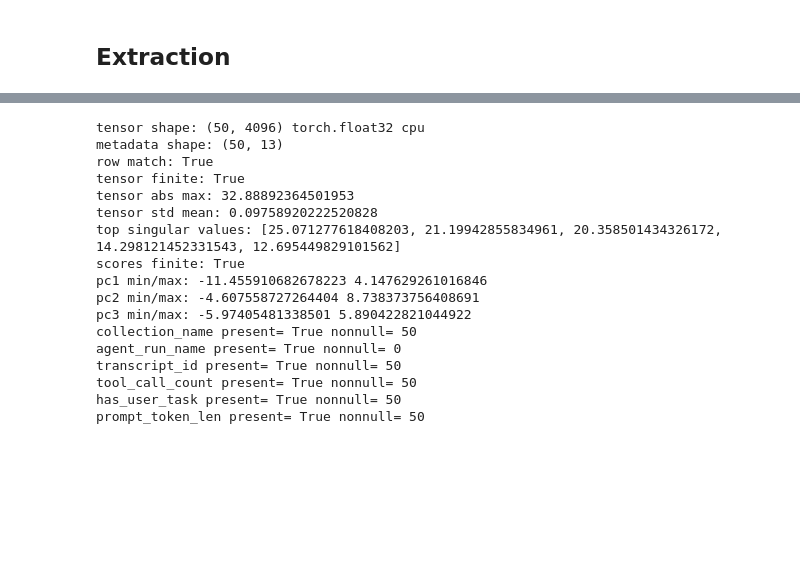
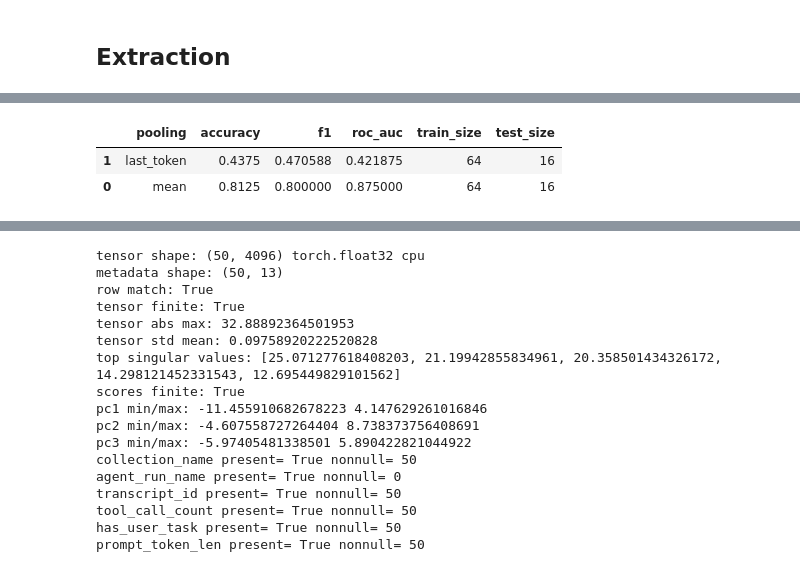
Before and after one commit to turtleishly/Surrogate-Steering-Vectors, a Jupyter notebook: Surrogate Steering Vectors.ipynb, the cells around one changed output, grey strips where cells are left out. Drawn from its saved outputs; the diff is of its cells as text; code cells hidden in the pictures; blank space fills up the shorter version.

```diff
--- a/Surrogate Steering Vectors.ipynb
+++ b/Surrogate Steering Vectors.ipynb
@@ -1550,0 +1618,90 @@ modal volume get datasets-vol /artifacts/docent_activation_spaces/qwen3_layer24_
+# %%
+# Report and compare LDA performance for mean vs last_token
+import numpy as np
+import pandas as pd
+import plotly.express as px
+from sklearn.metrics import confusion_matrix, roc_curve
+
+if "lda_results_by_pooling" not in globals() or not lda_results_by_pooling:
+    raise RuntimeError("Run the LDA training cell first.")
+
+rows = []
+for pooling in ["mean", "last_token"]:
+    if pooling not in lda_results_by_pooling:
+        continue
+    r = lda_results_by_pooling[pooling]
+    rows.append(
+        {
+            "pooling": pooling,
+            "accuracy": r["accuracy"],
+            "f1": r["f1"],
+            "roc_auc": r["roc_auc"],
+            "train_size": r["train_size"],
+            "test_size": r["test_size"],
+        }
+    )
+
+report_df = pd.DataFrame(rows)
+if report_df.empty:
+    raise RuntimeError("No LDA results available to report.")
+
+print("LDA comparison metrics")
+display(report_df.sort_values("pooling"))
+
+# Confusion matrices
+for pooling in ["mean", "last_token"]:
+    if pooling not in lda_results_by_pooling:
+        continue
+    r = lda_results_by_pooling[pooling]
+    cm = confusion_matrix(r["y_test"], r["y_pred"], labels=[0, 1])
+    cm_df = pd.DataFrame(
+        cm,
+        index=["true_honest", "true_malicious"],
+        columns=["pred_honest", "pred_malicious"],
+    )
+    print(f"\nConfusion matrix ({pooling})")
+    display(cm_df)
+
+# Metric bar chart
+metrics_long = report_df.melt(
+    id_vars=["pooling"],
+    value_vars=["accuracy", "f1", "roc_auc"],
+    var_name="metric",
+    value_name="value",
+)
+fig_bar = px.bar(
+    metrics_long,
+    x="metric",
+    y="value",
+    color="pooling",
+    barmode="group",
+    title="LDA Performance: Mean vs Last Token",
+    width=900,
+    height=500,
+)
+fig_bar.update_yaxes(range=[0, 1])
+fig_bar.show()
+
+# ROC curves
+roc_rows = []
+for pooling in ["mean", "last_token"]:
+    if pooling not in lda_results_by_pooling:
+        continue
+    r = lda_results_by_pooling[pooling]
+    fpr, tpr, _ = roc_curve(r["y_test"], r["y_score"])
+    roc_rows.append(pd.DataFrame({"fpr": fpr, "tpr": tpr, "pooling": pooling}))
+
+if roc_rows:
+    roc_df = pd.concat(roc_rows, ignore_index=True)
+    fig_roc = px.line(
+        roc_df,
+        x="fpr",
+        y="tpr",
+        color="pooling",
+        title="ROC Curves: Mean vs Last Token LDA",
+        width=700,
+        height=550,
+    )
+    fig_roc.add_scatter(x=[0, 1], y=[0, 1], mode="lines", name="random", line=dict(dash="dash"))
+    fig_roc.show()
+# %% [output]
@@ -1550,0 +1709,3 @@ modal volume get datasets-vol /artifacts/docent_activation_spaces/qwen3_layer24_
+|  | pooling | accuracy | f1 | roc_auc | train_size | test_size |
+| 1 | last_token | 0.4375 | 0.470588 | 0.421875 | 64 | 16 |
+| 0 | mean | 0.8125 | 0.800000 | 0.875000 | 64 | 16 |
```
Also changed, not shown: parts of 55 cells of this notebook, 1 other file.
